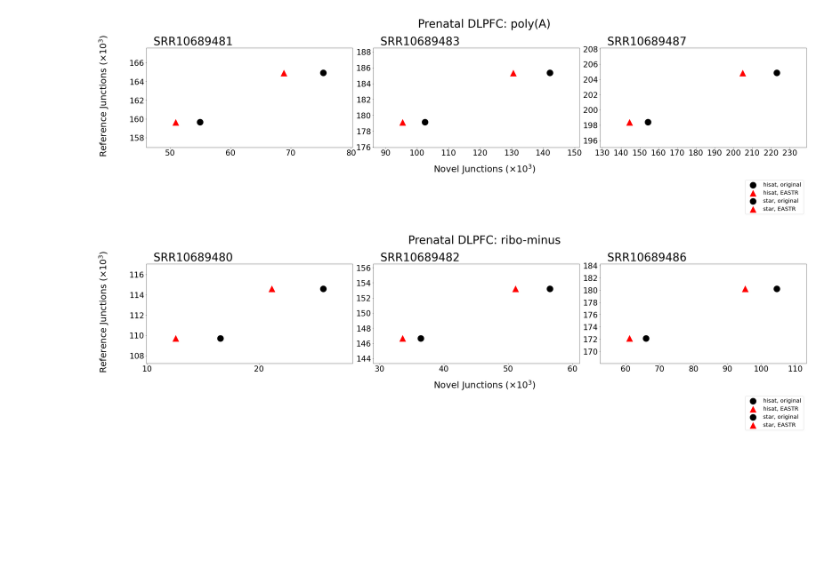
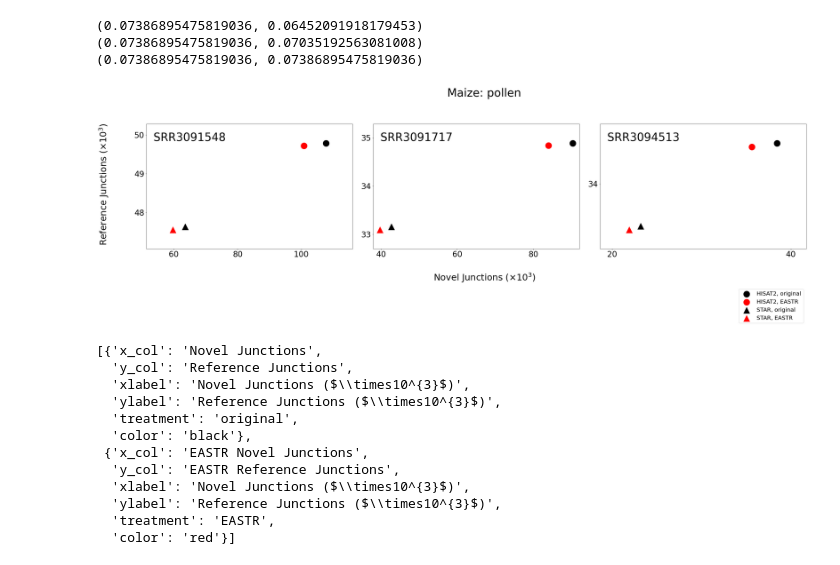
Before and after one commit to ishinder/EASTR_analyses, a Jupyter notebook: src/plot_junctions.ipynb, the cells around one changed output. Saved outputs shown, nothing was run; the diff lists cells and outputs as text; code cells hidden in the pictures; blank space fills up the shorter version.

Commit message:
comparison of samples across different treatments, different files

```diff
--- a/src/plot_junctions.ipynb
+++ b/src/plot_junctions.ipynb
@@ -33,4 +38,6 @@ scale_y = 1000
 #marker_groups = ["hisat", "star"]
 #marker_labels = ["HISAT2", "STAR"]
 #markers = ["o", "^"]
+# %%
+experiment=3
 # %%
@@ -45 +53,31 @@ info_list.append({"targets": ["SRR10689480","SRR10689482","SRR10689486"], "targe
+# %%
+if experiment == 2:
+    dataset = "arabidopsis_methylation"
+
+    junction_file = os.path.join("/ccb/salz2/shinder/projects/EASTR_tests2", dataset, "eastr_juncs_alns_summary.tsv")
+    outdir = os.path.join(out_basedir, dataset)
+
+    info_list = list()
+    info_list.append({"targets": ["SRR14056780", "SRR14056781", "SRR14056782"], "target_labels": ["SRR14056780", "SRR14056781", "SRR14056782"], "comparison": "mddcc", "title": "Arabidopsis: mddcc-mutant"})
+    info_list.append({"targets": ["SRR16596898", "SRR16596899", "SRR16596900"], "target_labels": ["SRR16596898", "SRR16596899", "SRR16596900"], "comparison": "wt", "title": "Arabidopsis: wild-type"})
+# %%
+if experiment == 3:
+    dataset = "maize_pollen"
+
+    junction_file = os.path.join("/ccb/salz2/shinder/projects/EASTR_tests2", dataset, "eastr_juncs_alns_summary.tsv")
+    outdir = os.path.join(out_basedir, dataset)
+
+
+    info_list = list()
+    info_list.append({"targets": ["SRR3091548", "SRR3091717", "SRR3094513"], "target_labels": ["SRR3091548", "SRR3091717", "SRR3094513"], "comparison": "pollen", "title": "Maize: pollen"})
+# %%
+if experiment == 4:
+    dataset = "maize_leaves"
+
+    junction_file = os.path.join("/ccb/salz2/shinder/projects/EASTR_tests2", dataset, "eastr_juncs_alns_summary.tsv")
+    outdir = os.path.join(out_basedir, dataset)
+
+
+    info_list = list()
+    info_list.append({"targets": ["SRR10095075", "SRR10095076", "SRR10095077"], "target_labels": ["SRR10095075", "SRR10095076", "SRR10095077"], "comparison": "leaf_infected", "title": "Maize: lower leaf (infected)"})
 # %%
@@ -158,11 +273,29 @@ def subplot_targets(stats_df, info, axis_info):
     plt.margins(0.2)
     plt.legend(bbox_to_anchor=(1, -0.3), fontsize=20)
 # %%
+
 for i in range(0, len(info_list)):
-    subplot_targets(junction_stats, info_list[i], axis_info)
+    subplot_targets(stats_df=junction_stats, info=info_list[i], plot_defaults=plot_defaults, plot_subgroups=plot_subgroups, category_name=category_name)
     plt.savefig(os.path.join(outdir, info_list[i]["comparison"] + ".png"))
     plt.show()
     plt.close()
 # %% [output]
+(0.07386895475819036, 0.06452091918179453)
+(0.07386895475819036, 0.07035192563081008)
+(0.07386895475819036, 0.07386895475819036)
-[figure, old version]
+[figure, new version]
-[figure, removed]
+# %%
+plot_defaults
+# %% [output]
+[{'x_col': 'Novel Junctions',
+  'y_col': 'Reference Junctions',
+  'xlabel': 'Novel Junctions ($\\times10^{3}$)',
+  'ylabel': 'Reference Junctions ($\\times10^{3}$)',
+  'treatment': 'original',
+  'color': 'black'},
+ {'x_col': 'EASTR Novel Junctions',
+  'y_col': 'EASTR Reference Junctions',
+  'xlabel': 'Novel Junctions ($\\times10^{3}$)',
+  'ylabel': 'Reference Junctions ($\\times10^{3}$)',
+  'treatment': 'EASTR',
+  'color': 'red'}]
```
Also changed, not shown: parts of 5 cells of this notebook, 13 other files.
